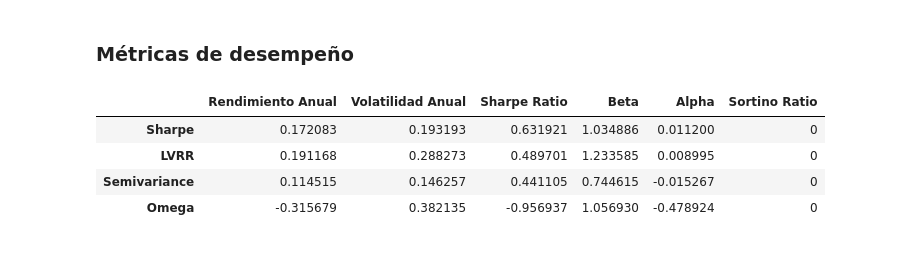
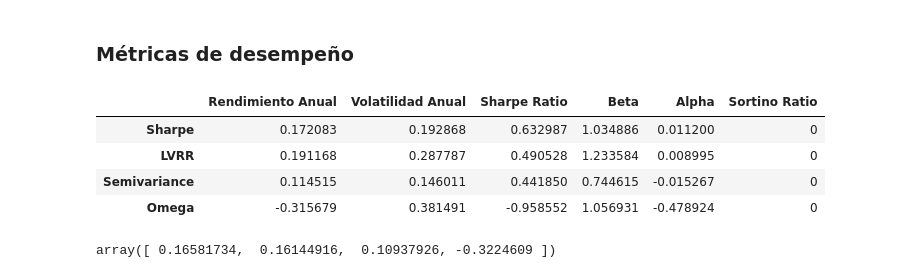
Before and after one commit to LuisMB09/admin_de_riesgos, a Jupyter notebook: Proyecto_Admin.ipynb, the cells around one changed output. Cells and saved outputs as stored; diff of their text form; code cells hidden in the pictures.

```diff
--- a/Proyecto_Admin.ipynb
+++ b/Proyecto_Admin.ipynb
@@ -386,0 +361,23 @@ plt.grid();
+# %%
+strats = [w_sharpe, w_lvrr, w_semivariance, w_omega]
+strats_returns = [portfolio_return(rt_test, w) for w in strats]
+
+cumulative_returns = [(1 + r).cumprod() for r in strats_returns]
+cumulative_money = [pv * cr for cr in cumulative_returns]
+
+cumulative_returns_df = pd.DataFrame(cumulative_returns, index=['Sharpe', 'LVRR', 'Semivariance', 'Omega']).T
+cumulative_money_df = pd.DataFrame(cumulative_money, index=['Sharpe', 'LVRR', 'Semivariance', 'Omega']).T
+
+cumulative_benchmark_returns = (1 + rt_benchmark_test).cumprod().squeeze()
+cumulative_returns_df['Benchmark'] = cumulative_benchmark_returns.values
+cumulative_money_df['Benchmark'] = pv * cumulative_benchmark_returns.values
+
+pd.set_option('display.float_format', '{:.2%}'.format)
+df_optimal = pd.DataFrame({
+    'Ticker': tickers,
+    'Sharpe': w_sharpe,
+    'LVRR': w_lvrr,
+    'Semivariance': w_semivariance,
+    'Omega': w_omega
+})
+df_optimal.set_index('Ticker', inplace=True)
@@ -391,15 +401,15 @@ print()
 
 pd.reset_option('display.float_format')
 print(f'Evolución de los rendimientos')
-display(cumulative_returns)
+display(cumulative_returns_df)
 
 print()
 
 print(f'Evolución del valor del portafolio')
-display(cumulative_returns_money)
+display(cumulative_money_df)
 
-for i in cumulative_returns_money.columns:
-    print(f'El valor final del portafolio {i} es de {cumulative_returns_money[i].iloc[-1]:,.2f}')
+for i in cumulative_money_df.columns:
+    print(f'El valor final del portafolio {i} es de {cumulative_money_df[i].iloc[-1]:,.2f}')
 # %% [output]
 Pesos óptmio de las estrategias
 | Ticker | JPM | LULU | GOOGL | PG | V |
@@ -445,42 +453,39 @@ El valor final del portafolio Omega es de 632,039.28
 # %% [markdown]
 ### Métricas de desempeño
 # %%
-returns_df = pd.DataFrame({
-    'Sharpe': sharpe_returns,
-    'LVRR': lvrr_returns,
-    'Semivariance': semivariance_returns,
-    'Omega': omega_returns
-})
-
 X = rt_benchmark_test['SPY'].values.reshape(-1, 1)
-y = [sharpe_returns, lvrr_returns, semivariance_returns, omega_returns]
+y = [strats_returns[i] for i in range(len(strats_returns))]
 betas = np.array([LinearRegression().fit(X, i).coef_[0] for i in y])
 
-port_ret = returns_df.mean() * 252
-port_vol = returns_df.std() * np.sqrt(252)
+port_ret = np.mean(strats_returns, axis=1) * 252
+port_vol = np.std(strats_returns, axis=1) * np.sqrt(252)
 sharpe = (port_ret - rf) / port_vol
 alpha = port_ret - (rf + betas * (((rt_benchmark_test.mean()).iloc[0] * 252)-rf))
 sortino = 0 #(port_ret - rf) / (returns_df[returns_df < 0].std() * np.sqrt(252))
 
 summary = pd.DataFrame({
     'Rendimiento Anual': port_ret,
     'Volatilidad Anual': port_vol,
     'Sharpe Ratio': sharpe,
     'Beta': betas,
     'Alpha': alpha,
     'Sortino Ratio': sortino
 })
+summary.set_index(pd.Index(['Sharpe', 'LVRR', 'Semivariance', 'Omega']), inplace=True)
 summary
 # %% [output]
 |  | Rendimiento Anual | Volatilidad Anual | Sharpe Ratio | Beta | Alpha | Sortino Ratio |
-| Sharpe | 0.172083 | 0.193193 | 0.631921 | 1.034886 | 0.011200 | 0 |
-| LVRR | 0.191168 | 0.288273 | 0.489701 | 1.233585 | 0.008995 | 0 |
-| Semivariance | 0.114515 | 0.146257 | 0.441105 | 0.744615 | -0.015267 | 0 |
-| Omega | -0.315679 | 0.382135 | -0.956937 | 1.056930 | -0.478924 | 0 |
+| Sharpe | 0.172083 | 0.192868 | 0.632987 | 1.034886 | 0.011200 | 0 |
+| LVRR | 0.191168 | 0.287787 | 0.490528 | 1.233584 | 0.008995 | 0 |
+| Semivariance | 0.114515 | 0.146011 | 0.441850 | 0.744615 | -0.015267 | 0 |
+| Omega | -0.315679 | 0.381491 | -0.958552 | 1.056931 | -0.478924 | 0 |
 # %%
-total_return = [(cumulative_returns.iloc[-1] - 1).iloc[i] for i in range(len(cumulative_returns.columns))]
+total_return = [cumulative_returns[i][-1] - 1 for i in range(len(cumulative_returns))]
 period_years = len(rt_test) / 252
 anualized_returns = (np.ones(len(total_return)) + total_return) ** (1 / period_years) - 1
+anualized_returns
+# %% [output]
+array([ 0.16581734,  0.16144916,  0.10937926, -0.3224609 ])
 # %%
 vt.var_weights(price_test, w_sharpe, 99), vt.cvar_weights(price_test, w_sharpe, 99)
 # %% [output]
```
Also changed, not shown: parts of 11 cells of this notebook.
